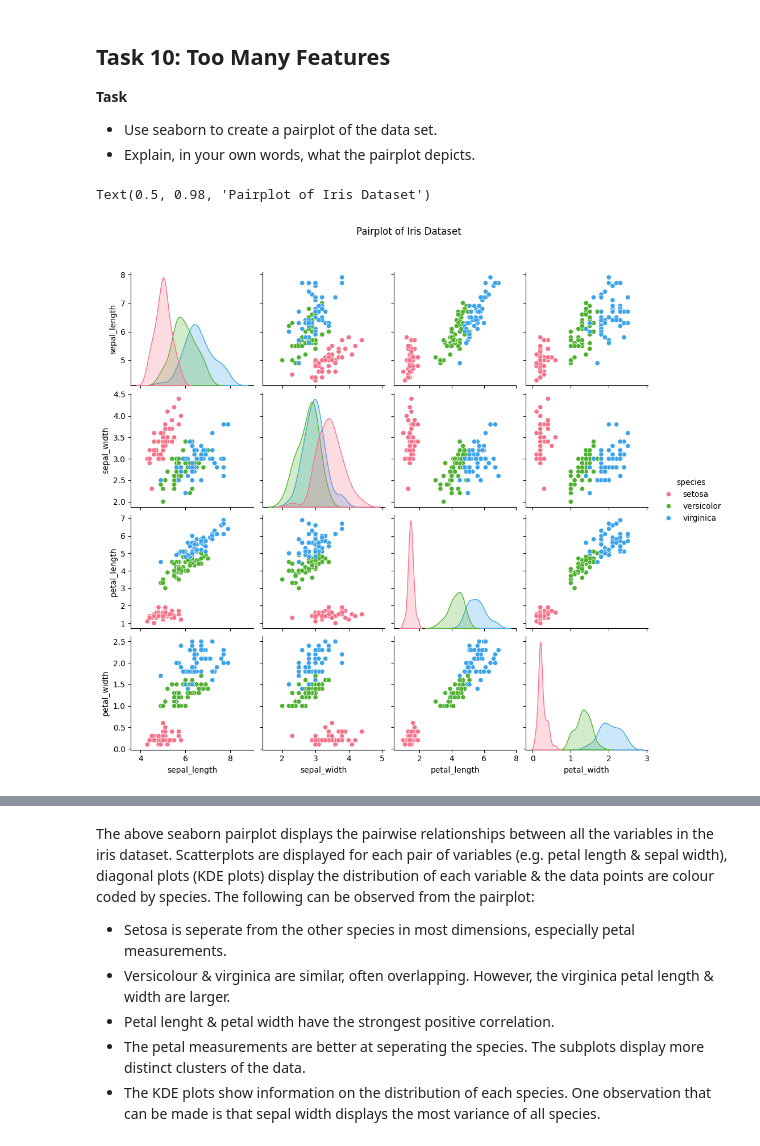
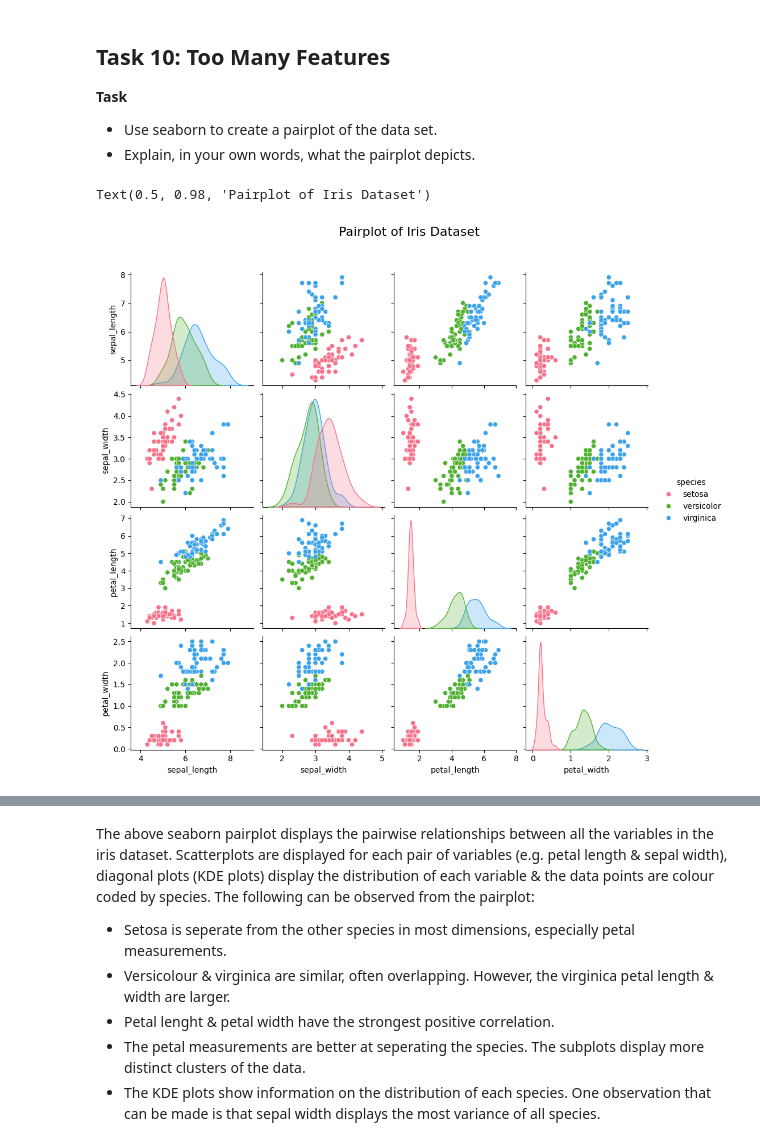
Before and after one commit to NibnabCodes/principles_of_data_analytics, a Jupyter notebook: tasks.ipynb, the cells around one changed output, grey strips where cells are left out. Cells and saved outputs as stored; diff of their text form; code cells hidden in the pictures.

```diff
--- a/tasks.ipynb
+++ b/tasks.ipynb
@@ -877,17 +910,3 @@ plt.plot(sepal_length, m * sepal_length + c, color = 'purple')
 <b>Task</b>
 - Use seaborn to create a pairplot of the data set.
 - Explain, in your own words, what the pairplot depicts.
-# %%
-df = sns.load_dataset('iris')
-
-df = sns.pairplot(df, hue='species', palette='husl')
-
-df.fig.subplots_adjust(top=.9)
-
-df.fig.suptitle("Pairplot of Iris Dataset")
-
-# https://www.geeksforgeeks.org/data-visualization-with-pairplot-seaborn-and-pandas/
-# https://www.statology.org/seaborn-title/
-# %% [output]
-Text(0.5, 0.98, 'Pairplot of Iris Dataset')
-[figure, removed]
@@ -893,0 +917,14 @@ Text(0.5, 0.98, 'Pairplot of Iris Dataset')
+# %%
+# Create pairplot of dataset
+df = sns.pairplot(df, hue='species', palette='husl')
+
+# Adjust position of title higher
+# to prevent it from obstructing
+# the plots
+df.figure.subplots_adjust(top=.9)
+
+# Add title
+df.figure.suptitle("Pairplot of Iris Dataset", fontsize=16)
+# %% [output]
+Text(0.5, 0.98, 'Pairplot of Iris Dataset')
+[figure, added]
```
Also changed, not shown: parts of 31 cells of this notebook, 1 other file.
